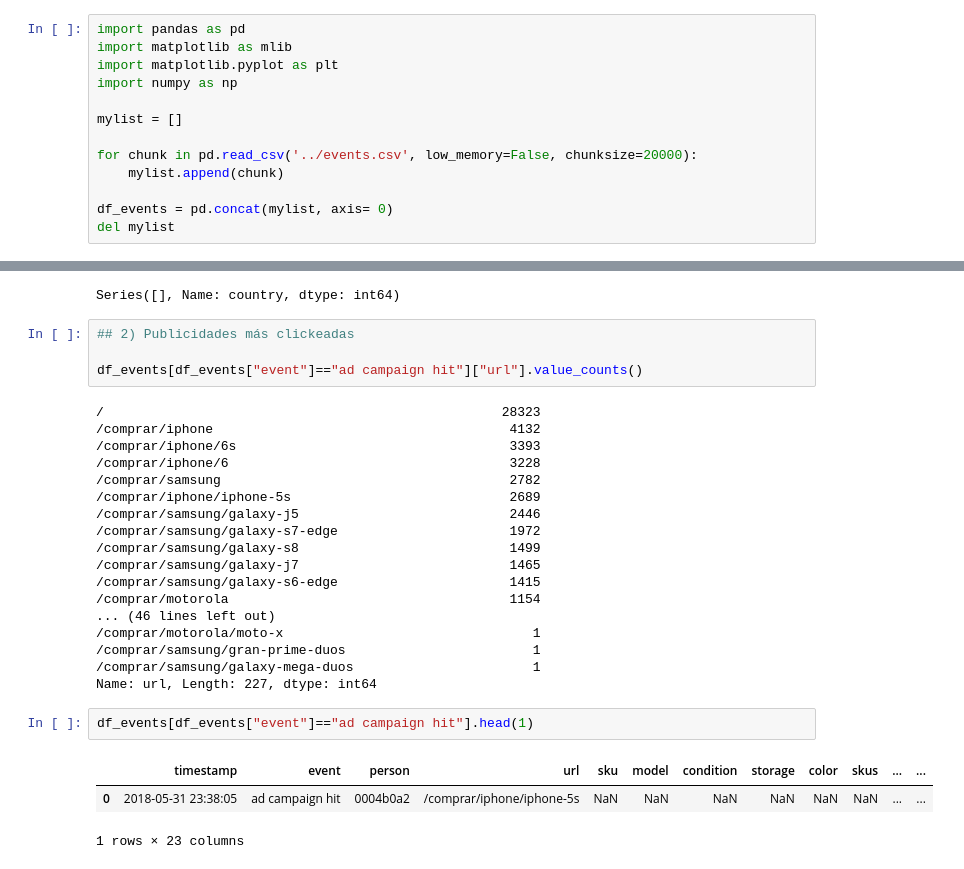
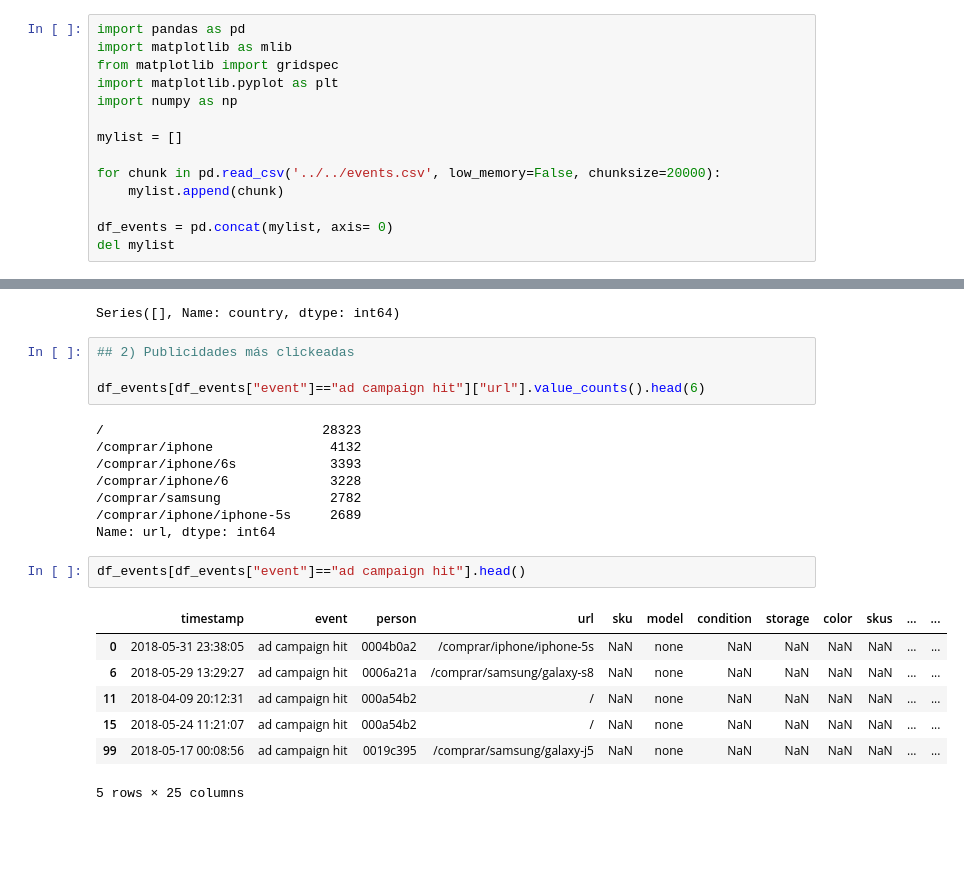
Before and after one commit to ConstanzaGonzalez/DatataFrita, a Jupyter notebook: tp/analisis-tomy.ipynb, the cells around one changed output, grey strips where cells are left out. Cells and saved outputs as stored; diff of their text form; blank space fills up the shorter version.

```diff
--- a/tp/analisis-tomy.ipynb
+++ b/tp/analisis-tomy.ipynb
@@ -1,12 +1,13 @@
 # %%
 import pandas as pd
 import matplotlib as mlib
+from matplotlib import gridspec
 import matplotlib.pyplot as plt
 import numpy as np
 
 mylist = []
 
-for chunk in pd.read_csv('../events.csv', low_memory=False, chunksize=20000):
+for chunk in pd.read_csv('../../events.csv', low_memory=False, chunksize=20000):
     mylist.append(chunk)
 
 df_events = pd.concat(mylist, axis= 0)
@@ -53,31 +54,25 @@ Series([], Name: country, dtype: int64)
 # %%
 ## 2) Publicidades más clickeadas
 
-df_events[df_events["event"]=="ad campaign hit"]["url"].value_counts()
+df_events[df_events["event"]=="ad campaign hit"]["url"].value_counts().head(6)
 # %% [output]
-/                                                   28323
-/comprar/iphone                                      4132
-/comprar/iphone/6s                                   3393
-/comprar/iphone/6                                    3228
-/comprar/samsung                                     2782
-/comprar/iphone/iphone-5s                            2689
-/comprar/samsung/galaxy-j5                           2446
-/comprar/samsung/galaxy-s7-edge                      1972
-/comprar/samsung/galaxy-s8                           1499
-/comprar/samsung/galaxy-j7                           1465
-/comprar/samsung/galaxy-s6-edge                      1415
-/comprar/motorola                                    1154
-... (46 lines left out)
-/comprar/motorola/moto-x                                1
-/comprar/samsung/gran-prime-duos                        1
-/comprar/samsung/galaxy-mega-duos                       1
-Name: url, Length: 227, dtype: int64
+/                            28323
+/comprar/iphone               4132
+/comprar/iphone/6s            3393
+/comprar/iphone/6             3228
+/comprar/samsung              2782
+/comprar/iphone/iphone-5s     2689
+Name: url, dtype: int64
 # %%
-df_events[df_events["event"]=="ad campaign hit"].head(1)
+df_events[df_events["event"]=="ad campaign hit"].head()
 # %% [output]
 |  | timestamp | event | person | url | sku | model | condition | storage | color | skus | ... | ... |
-| 0 | 2018-05-31 23:38:05 | ad campaign hit | 0004b0a2 | /comprar/iphone/iphone-5s | NaN | NaN | NaN | NaN | NaN | NaN | ... | ... |
+| 0 | 2018-05-31 23:38:05 | ad campaign hit | 0004b0a2 | /comprar/iphone/iphone-5s | NaN | none | NaN | NaN | NaN | NaN | ... | ... |
+| 6 | 2018-05-29 13:29:27 | ad campaign hit | 0006a21a | /comprar/samsung/galaxy-s8 | NaN | none | NaN | NaN | NaN | NaN | ... | ... |
+| 11 | 2018-04-09 20:12:31 | ad campaign hit | 000a54b2 | / | NaN | none | NaN | NaN | NaN | NaN | ... | ... |
+| 15 | 2018-05-24 11:21:07 | ad campaign hit | 000a54b2 | / | NaN | none | NaN | NaN | NaN | NaN | ... | ... |
+| 99 | 2018-05-17 00:08:56 | ad campaign hit | 0019c395 | /comprar/samsung/galaxy-j5 | NaN | none | NaN | NaN | NaN | NaN | ... | ... |
-1 rows × 23 columns
+5 rows × 25 columns
 # %%
 ## Eventos vender
 df_events["es_vender"] = df_events[df_events["event"]=="ad campaign hit"]["url"].str.contains("/vender")
```
Also changed, not shown: parts of 12 cells of this notebook.
